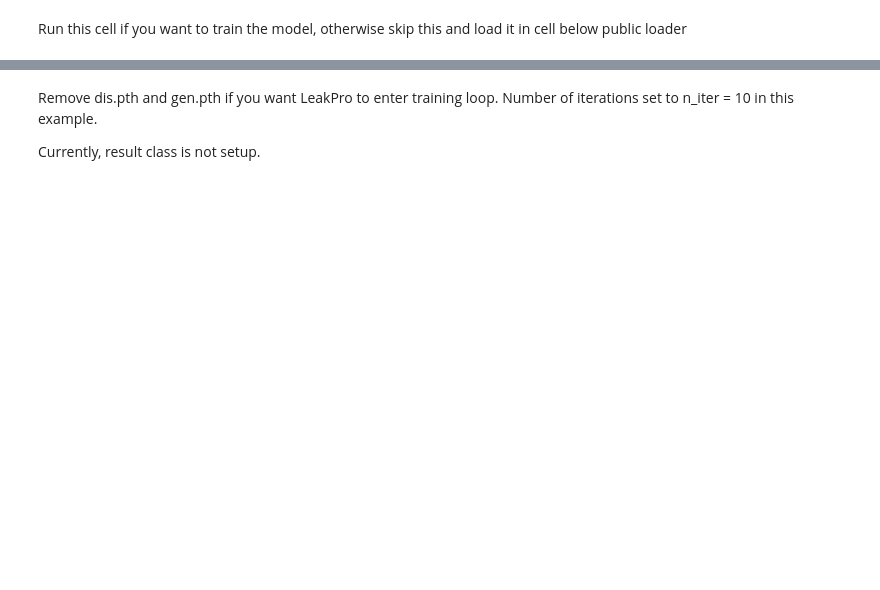
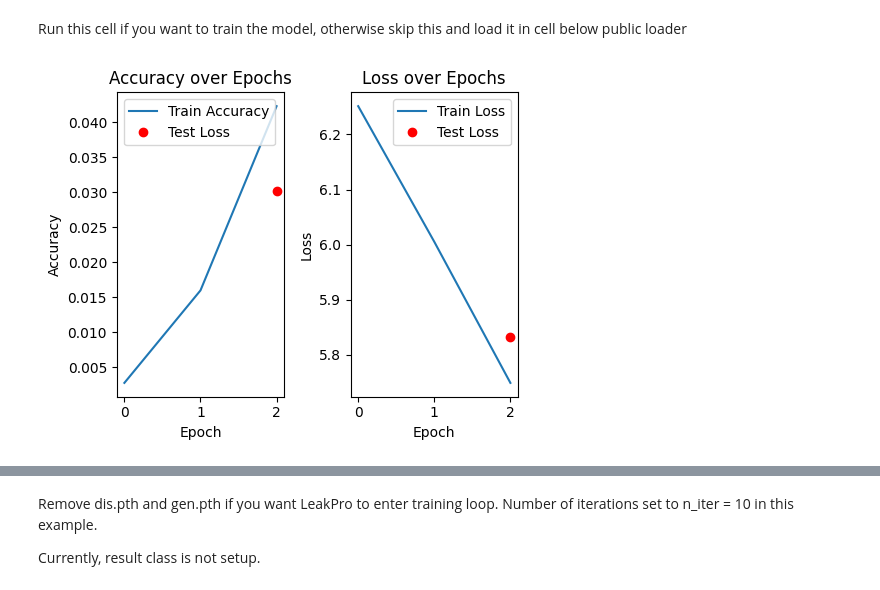
Before and after one commit to aidotse/LeakPro, a Jupyter notebook: examples/minv/celebA/main_celebA_minv.ipynb, the cells around one changed output, grey strips where cells are left out. Drawn from its saved outputs; the diff is of its cells as text; code cells hidden in the pictures; blank space fills up the shorter version.

```diff
--- a/examples/minv/celebA/main_celebA_minv.ipynb
+++ b/examples/minv/celebA/main_celebA_minv.ipynb
@@ -118,0 +143,30 @@ train_acc, train_loss, test_acc, test_loss = create_trained_model_and_metadata(m
+# %%
+from torch import save, optim, nn
+from celebA_plgmi_handler import CelebA_InputHandler
+from target_model_class import ResNet18
+
+
+
+num_classes = train_loader.dataset.dataset.get_classes()
+
+# Create instance of target model
+model = ResNet18(num_classes = num_classes)
+
+# Read out the relevant parameters for training
+lr = train_config["train"]["learning_rate"]
+momentum = train_config["train"]["momentum"]
+epochs = train_config["train"]["epochs"]
+
+# Create optimizer and loss function
+criterion = nn.CrossEntropyLoss()
+optimizer = optim.SGD(model.parameters(), lr=lr, momentum=momentum)
+
+# train target model
+train_result = CelebA_InputHandler().train(dataloader=train_loader,
+                            model=model,
+                            criterion=criterion,
+                            optimizer=optimizer,
+                            epochs=epochs)
+
+# Evaluate on test set
+test_result = CelebA_InputHandler().eval(test_loader, model, criterion)
@@ -119,28 +202,35 @@ train_acc, train_loss, test_acc, test_loss = create_trained_model_and_metadata(m
 # %%
 import matplotlib.pyplot as plt
+
+train_acc = train_result.metrics.extra["accuracy_history"]
+train_loss = train_result.metrics.extra["loss_history"]
+test_acc = test_result.accuracy
+test_loss = test_result.loss
 
 # Plot training and test accuracy
 plt.figure(figsize=(5, 4))
 
 plt.subplot(1, 2, 1)
 plt.plot(train_acc, label='Train Accuracy')
-plt.plot(test_acc, label='Test Accuracy')
+plt.plot(len(train_loss)-1, test_acc, 'ro', label='Test Loss')
 plt.xlabel('Epoch')
 plt.ylabel('Accuracy')
 plt.title('Accuracy over Epochs')
 plt.legend()
 
 # Plot training and test loss
 plt.subplot(1, 2, 2)
 plt.plot(train_loss, label='Train Loss')
-plt.plot(test_loss, label='Test Loss')
+plt.plot(len(train_loss)-1, test_loss, 'ro', label='Test Loss')
 plt.xlabel('Epoch')
 plt.ylabel('Loss')
 plt.title('Loss over Epochs')
 plt.legend()
 
 plt.tight_layout()
 plt.show()
+# %% [output]
+[figure, added]
 # %%
 # Public loader
 from examples.minv.celebA.utils.celebA_data import get_celebA_publicloader
```
Also changed, not shown: parts of 9 cells of this notebook, 15 other files.
